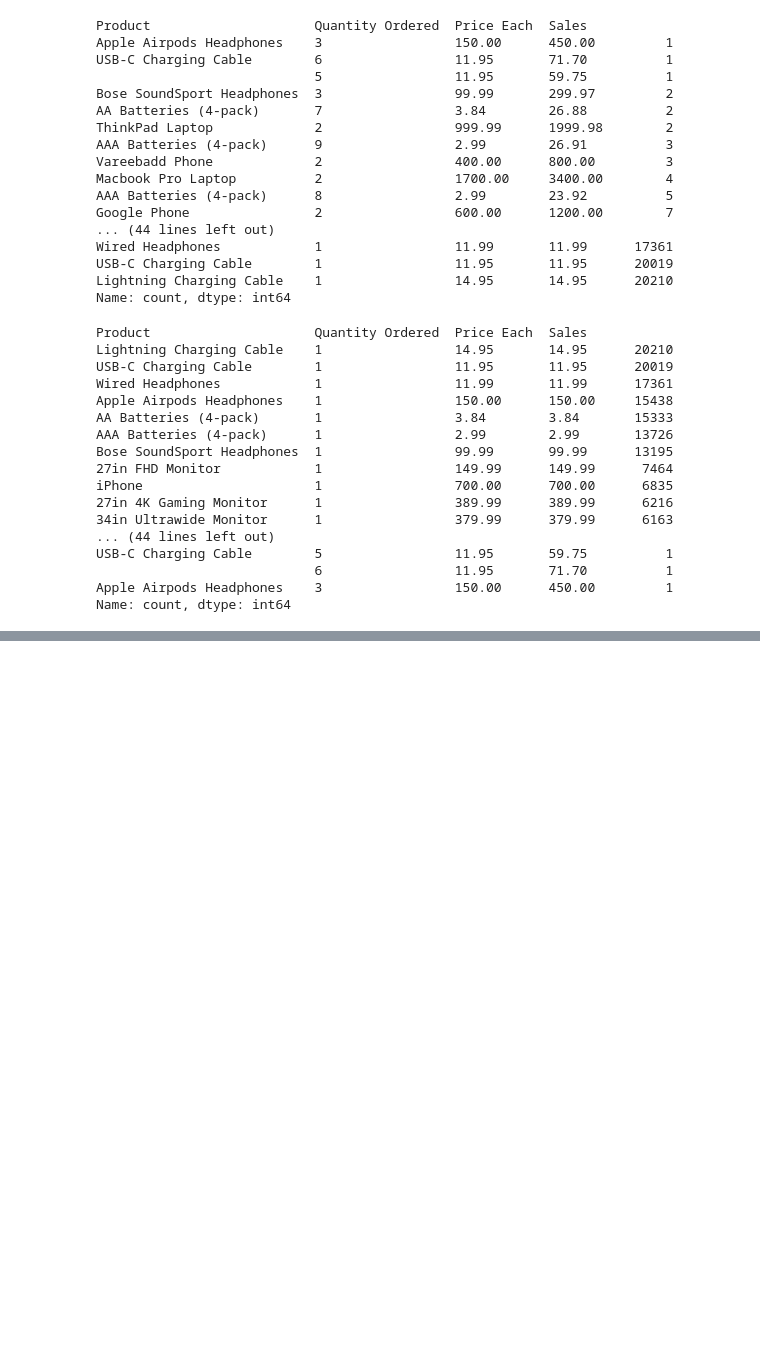
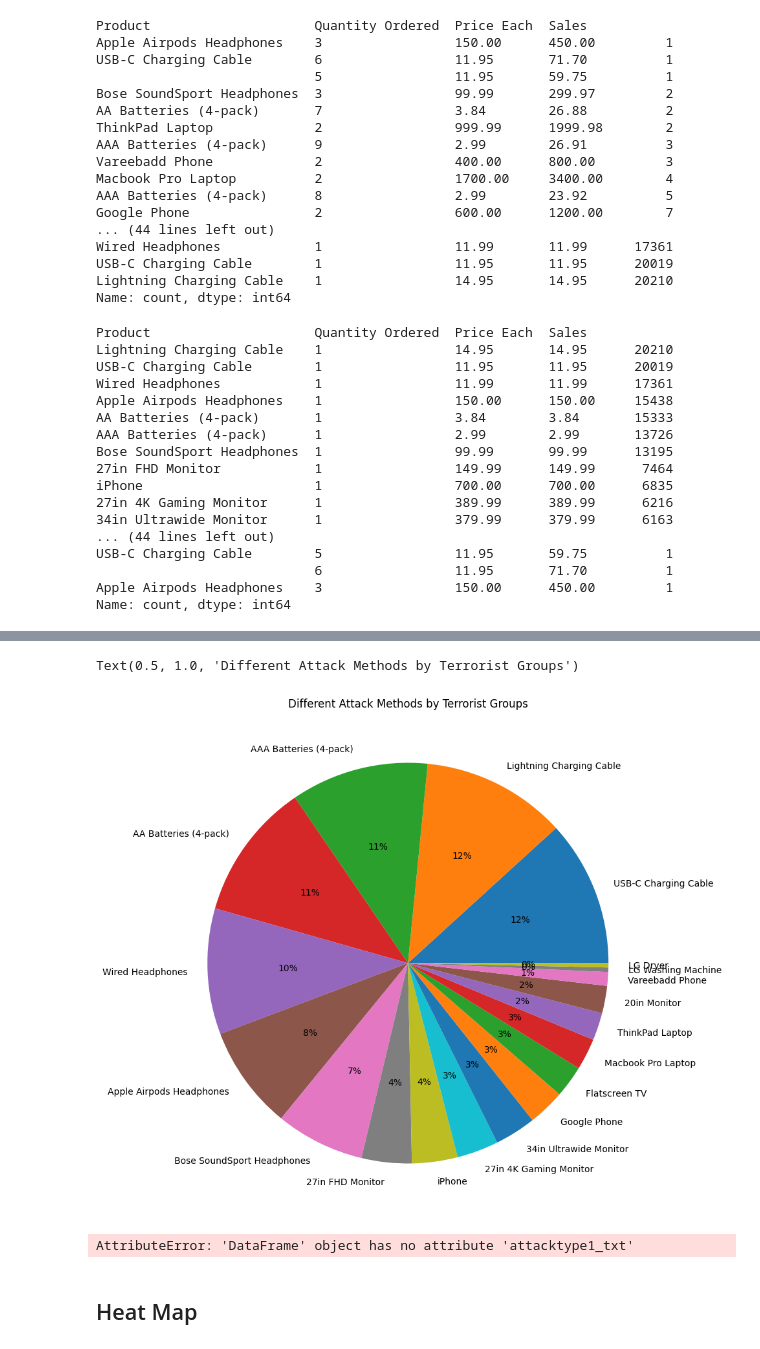
Before and after one commit to Kyl67899/Meriskill_Data_Analysis_intern, a Jupyter notebook: Sales/sales.ipynb, the cells around one changed output, grey strips where cells are left out. Drawn from its saved outputs; the diff is of its cells as text; code cells hidden in the pictures; blank space fills up the shorter version.

```diff
--- a/Sales/sales.ipynb
+++ b/Sales/sales.ipynb
@@ -131,0 +259,14 @@ Name: count, dtype: int64
+# %%
+# Top 10 products bought
+data = dataset[["Product"]].value_counts()
+labels = ["USB-C Charging Cable", 'Lightning Charging Cable', "AAA Batteries (4-pack)", "AA Batteries (4-pack)",
+          "Wired Headphones", "Apple Airpods Headphones", 'Bose SoundSport Headphones', '27in FHD Monitor', 'iPhone',
+          '27in 4K Gaming Monitor', '34in Ultrawide Monitor', 'Google Phone', 'Flatscreen TV', 'Macbook Pro Laptop',
+          'ThinkPad Laptop', '20in Monitor', 'Vareebadd Phone', 'LG Washing Machine', 'LG Dryer'
+        ]
+plt.figure(figsize=(10, 20))
+plt.pie(data, labels=labels, autopct='%.0f%%')
+plt.title("Products")
+# %% [output]
+Text(0.5, 1.0, 'Different Attack Methods by Terrorist Groups')
+[figure, added]
@@ -131,0 +275,9 @@ Name: count, dtype: int64
+# %%
+Attack_group = dataset.attacktype1_txt.value_counts()
+plt.figure(figsize=(10, 20))
+plt.pie(Attack_group, autopct='%1.0f%%', labels=Attack_group.index)
+plt.title("Different Attack Methods by Terrorist Groups")
+# %% [output]
+AttributeError: 'DataFrame' object has no attribute 'attacktype1_txt'
+# %% [markdown]
+## Heat Map
```
Also changed, not shown: parts of 12 cells of this notebook.
